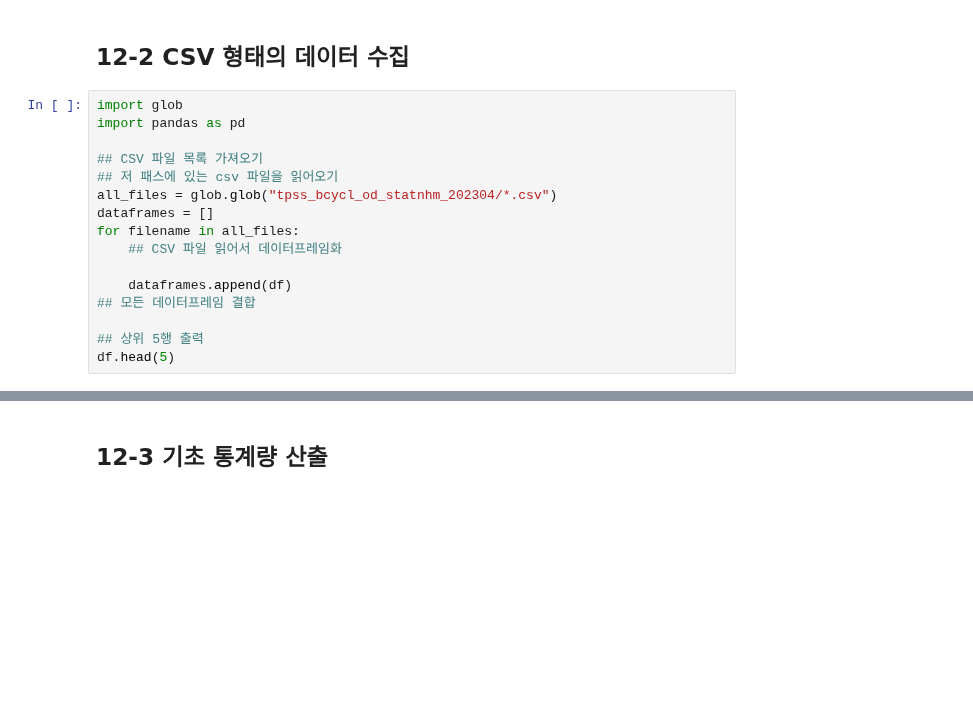
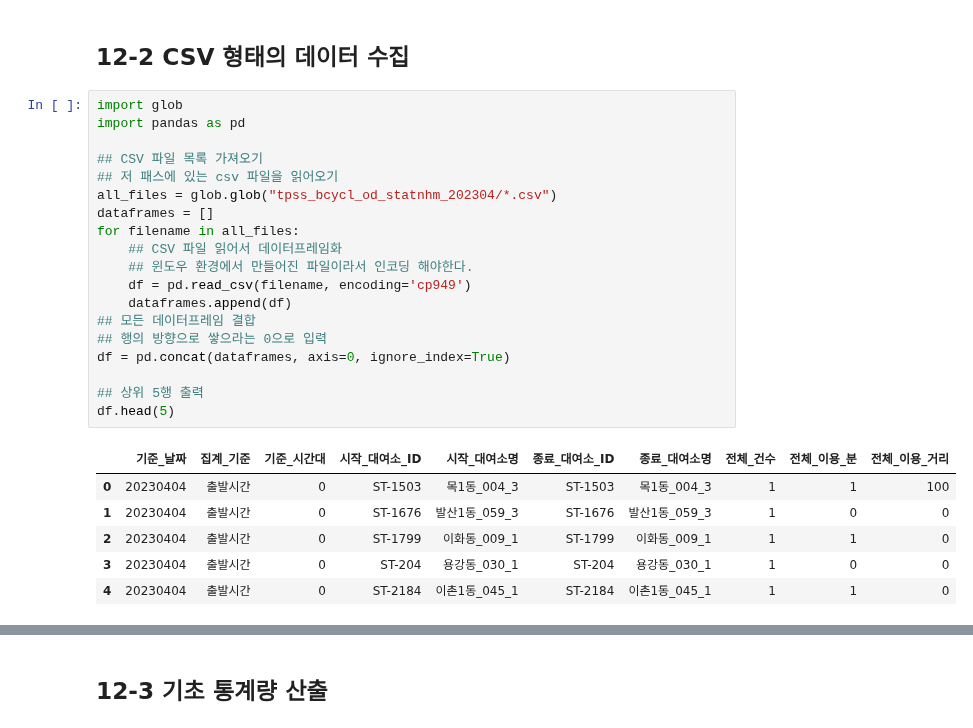
Before and after one commit to kamser0415/Data-Analysis-with-Open-Source, a Jupyter notebook: 오픈소스_데이터_분석_12강.ipynb, the cells around one changed output, grey strips where cells are left out. Saved outputs shown, nothing was run; the diff lists cells and outputs as text; blank space fills up the shorter version.

```diff
--- a/오픈소스_데이터_분석_12강.ipynb
+++ b/오픈소스_데이터_분석_12강.ipynb
@@ -74,16 +74,26 @@ Archive:  tpss_bcycl_od_statnhm_202304.zip
 # %%
 import glob
 import pandas as pd
 
 ## CSV 파일 목록 가져오기
 ## 저 패스에 있는 csv 파일을 읽어오기
 all_files = glob.glob("tpss_bcycl_od_statnhm_202304/*.csv")
 dataframes = []
 for filename in all_files:
     ## CSV 파일 읽어서 데이터프레임화
-
+    ## 윈도우 환경에서 만들어진 파일이라서 인코딩 해야한다.
+    df = pd.read_csv(filename, encoding='cp949')
     dataframes.append(df)
 ## 모든 데이터프레임 결합
+## 행의 방향으로 쌓으라는 0으로 입력
+df = pd.concat(dataframes, axis=0, ignore_index=True)
 
 ## 상위 5행 출력
 df.head(5)
+# %% [output]
+|  | 기준_날짜 | 집계_기준 | 기준_시간대 | 시작_대여소_ID | 시작_대여소명 | 종료_대여소_ID | 종료_대여소명 | 전체_건수 | 전체_이용_분 | 전체_이용_거리 |
+| 0 | 20230404 | 출발시간 | 0 | ST-1503 | 목1동_004_3 | ST-1503 | 목1동_004_3 | 1 | 1 | 100 |
+| 1 | 20230404 | 출발시간 | 0 | ST-1676 | 발산1동_059_3 | ST-1676 | 발산1동_059_3 | 1 | 0 | 0 |
+| 2 | 20230404 | 출발시간 | 0 | ST-1799 | 이화동_009_1 | ST-1799 | 이화동_009_1 | 1 | 1 | 0 |
+| 3 | 20230404 | 출발시간 | 0 | ST-204 | 용강동_030_1 | ST-204 | 용강동_030_1 | 1 | 0 | 0 |
+| 4 | 20230404 | 출발시간 | 0 | ST-2184 | 이촌1동_045_1 | ST-2184 | 이촌1동_045_1 | 1 | 1 | 0 |
```
Also changed, not shown: parts of 2 cells of this notebook.
